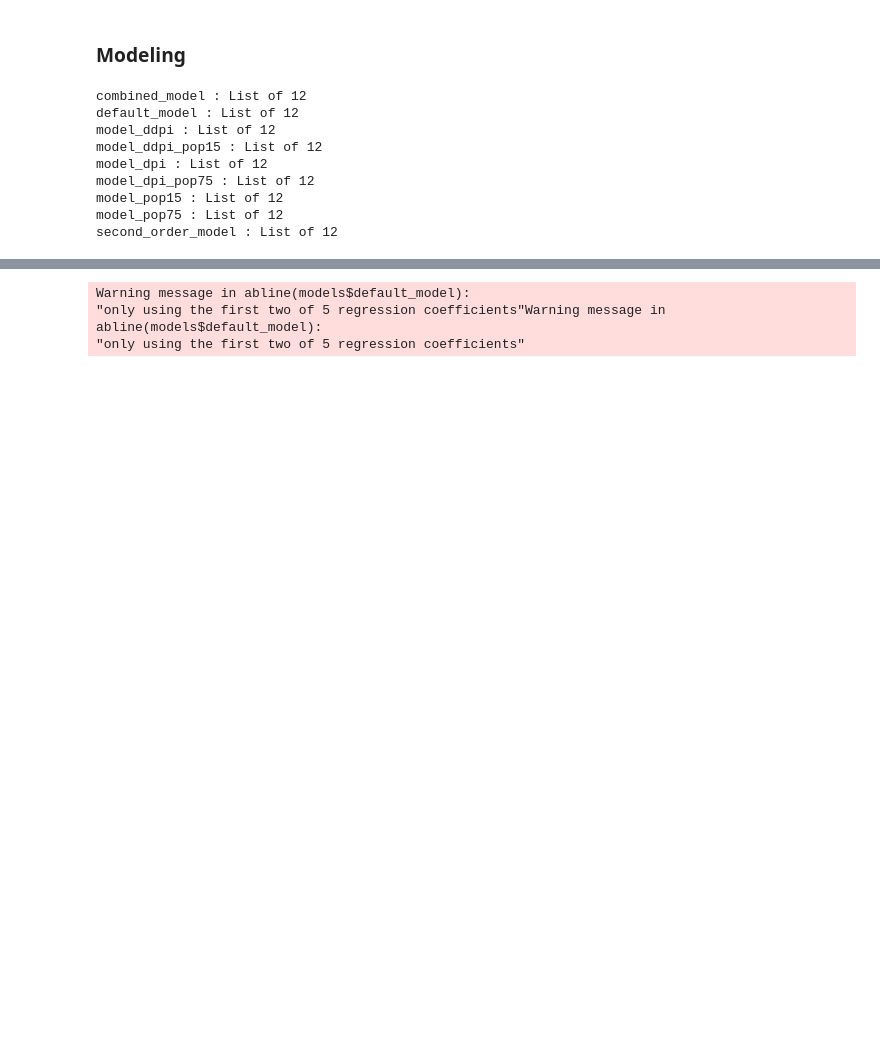
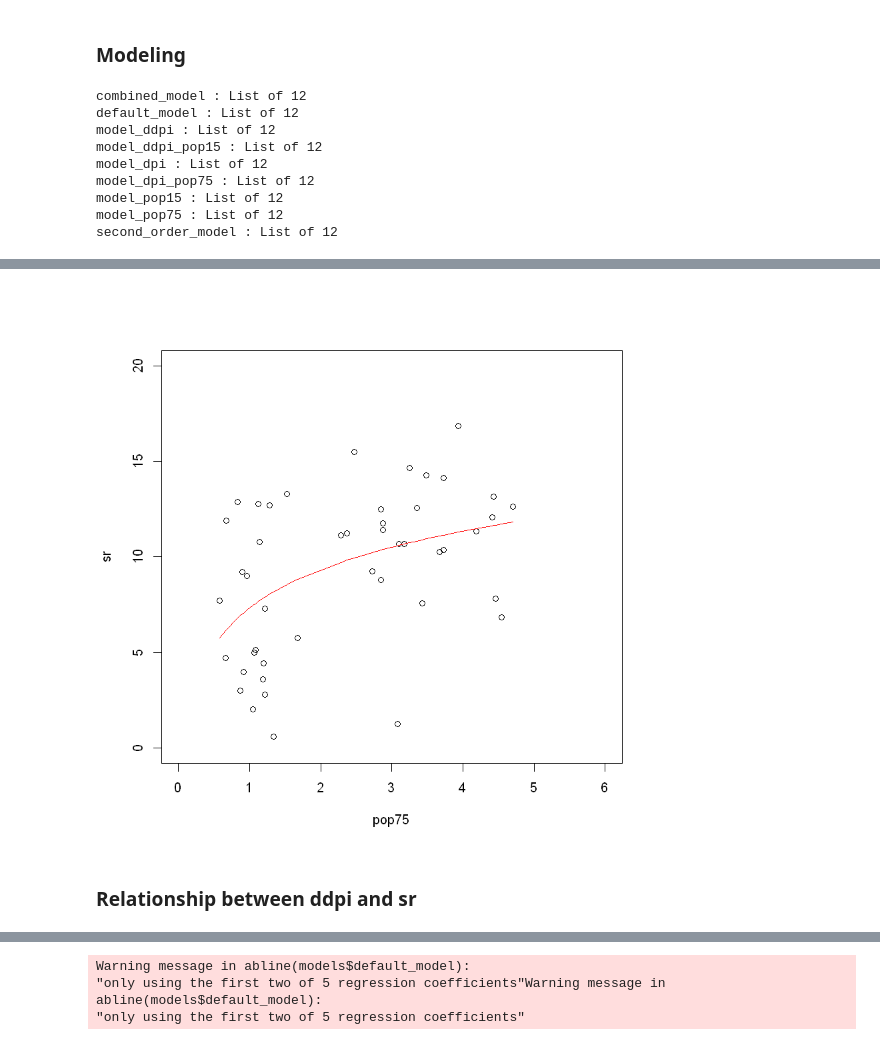
Before and after one commit to mafrasiabi/EPFL-Applied-Biostatistics, a Jupyter notebook: Assignment 1.ipynb, the cells around one changed output, grey strips where cells are left out. Cells and saved outputs as stored; diff of their text form; code cells hidden in the pictures; blank space fills up the shorter version.

```diff
--- a/Assignment 1.ipynb
+++ b/Assignment 1.ipynb
@@ -168,0 +246,3 @@ second_order_model : List of 12
+# %%
+models$model_pop75 = lm(sr ~ log(pop75), data = LifeCycleSavings)
+summary(models$model_pop75)
@@ -168,0 +267,10 @@ second_order_model : List of 12
+# %%
+newdat = data.frame(sr, pop75)
+newdat = newdat[order(pop75),]
+pred = predict(models$model_pop75, newdata = newdat)
+plot(sr ~ pop75, xlim = c(0, 6), ylim = c(0, 20))
+with(newdat, lines(x = pop75, y = pred, col = 'red'))
+# %% [output]
+[figure, added]
+# %% [markdown]
+### Relationship between ddpi and sr
```
Also changed, not shown: parts of 33 cells of this notebook.
